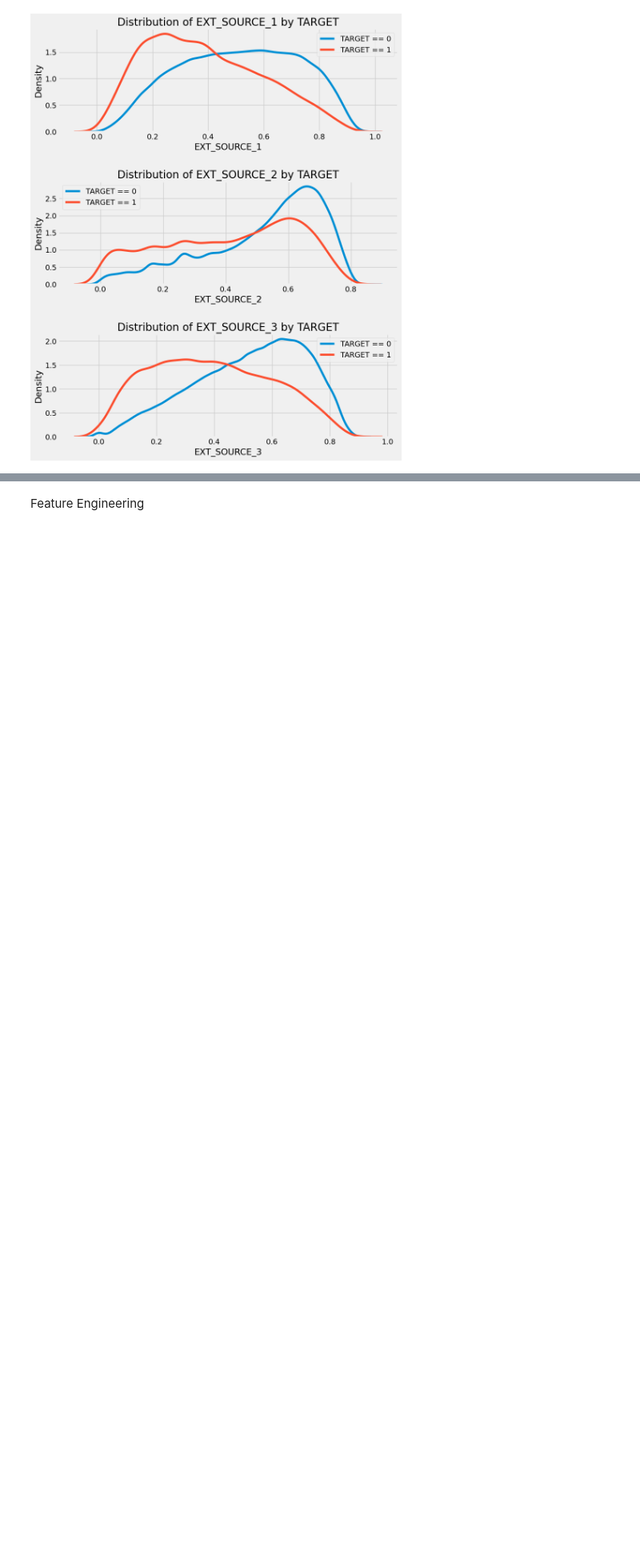
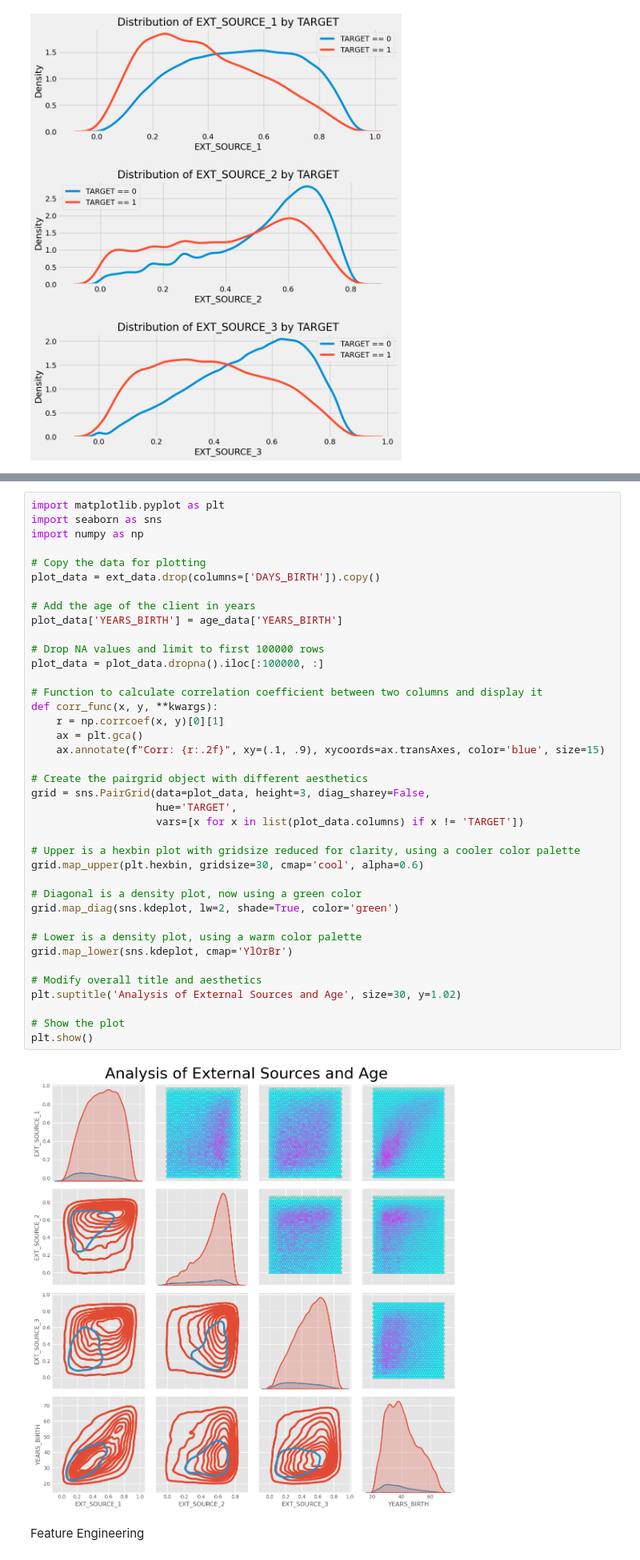
Before and after one commit to itsMustafamr/ML-Project, a Jupyter notebook: Home_credit_dataset.ipynb, the cells around one changed output, grey strips where cells are left out. Shown at 80% size. Cells and saved outputs as stored; diff of their text form; blank space fills up the shorter version.

```diff
--- a/Home_credit_dataset.ipynb
+++ b/Home_credit_dataset.ipynb
@@ -605,3 +638,44 @@ plt.suptitle('Ext Source and Age Features Pairs Plot', size = 32, y = 1.05);
+# %%
+import matplotlib.pyplot as plt
+import seaborn as sns
+import numpy as np
+
+# Copy the data for plotting
+plot_data = ext_data.drop(columns=['DAYS_BIRTH']).copy()
+
+# Add the age of the client in years
+plot_data['YEARS_BIRTH'] = age_data['YEARS_BIRTH']
+
+# Drop NA values and limit to first 100000 rows
+plot_data = plot_data.dropna().iloc[:100000, :]
+
+# Function to calculate correlation coefficient between two columns and display it
+def corr_func(x, y, **kwargs):
+    r = np.corrcoef(x, y)[0][1]
+    ax = plt.gca()
+    ax.annotate(f"Corr: {r:.2f}", xy=(.1, .9), xycoords=ax.transAxes, color='blue', size=15)
+
+# Create the pairgrid object with different aesthetics
+grid = sns.PairGrid(data=plot_data, height=3, diag_sharey=False,
+                    hue='TARGET',
+                    vars=[x for x in list(plot_data.columns) if x != 'TARGET'])
+
+# Upper is a hexbin plot with gridsize reduced for clarity, using a cooler color palette
+grid.map_upper(plt.hexbin, gridsize=30, cmap='cool', alpha=0.6)
+
+# Diagonal is a density plot, now using a green color
+grid.map_diag(sns.kdeplot, lw=2, shade=True, color='green')
+
+# Lower is a density plot, using a warm color palette
+grid.map_lower(sns.kdeplot, cmap='YlOrBr')
+
+# Modify overall title and aesthetics
+plt.suptitle('Analysis of External Sources and Age', size=30, y=1.02)
+
+# Show the plot
+plt.show()
+# %% [output]
+[figure, added]
 # %% [markdown]
 Feature Engineering
 # %%
```
Also changed, not shown: parts of 16 cells of this notebook.
